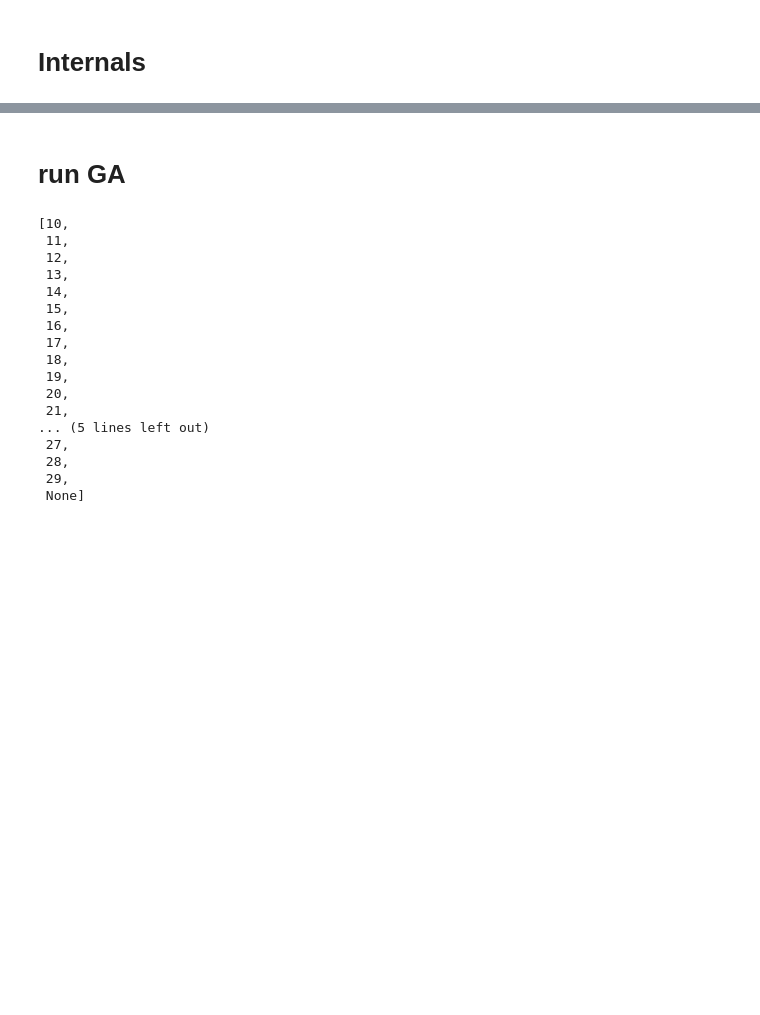
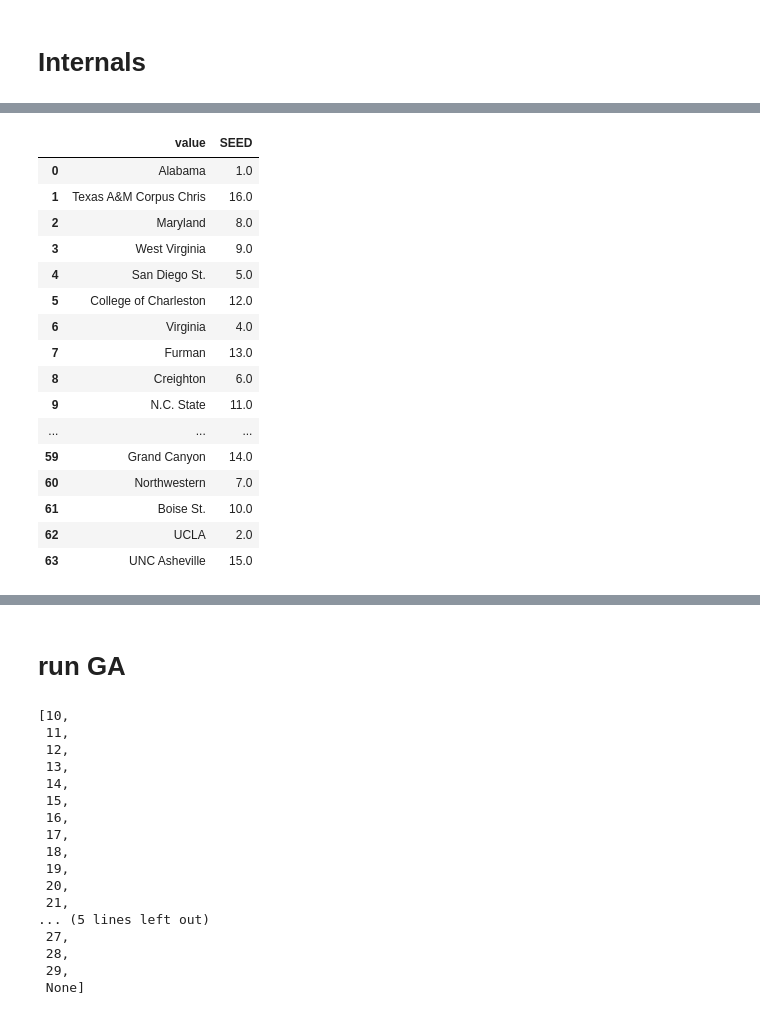
Before and after one commit to vab10266/march_madness_24, a Jupyter notebook: src/test_ga.ipynb, the cells around one changed output, grey strips where cells are left out. Saved outputs shown, nothing was run; the diff lists cells and outputs as text; code cells hidden in the pictures; blank space fills up the shorter version.

```diff
--- a/src/test_ga.ipynb
+++ b/src/test_ga.ipynb
@@ -58,2 +59,22 @@ def get_team_names(year):
+# %%
+start_team_names
+# %% [output]
+|  | value | SEED |
+| 0 | Alabama | 1.0 |
+| 1 | Texas A&M Corpus Chris | 16.0 |
+| 2 | Maryland | 8.0 |
+| 3 | West Virginia | 9.0 |
+| 4 | San Diego St. | 5.0 |
+| 5 | College of Charleston | 12.0 |
+| 6 | Virginia | 4.0 |
+| 7 | Furman | 13.0 |
+| 8 | Creighton | 6.0 |
+| 9 | N.C. State | 11.0 |
+| ... | ... | ... |
+| 59 | Grand Canyon | 14.0 |
+| 60 | Northwestern | 7.0 |
+| 61 | Boise St. | 10.0 |
+| 62 | UCLA | 2.0 |
+| 63 | UNC Asheville | 15.0 |
 # %%
 get_team_names(2023)
```
Also changed, not shown: parts of 6 cells of this notebook, 3 other files.
